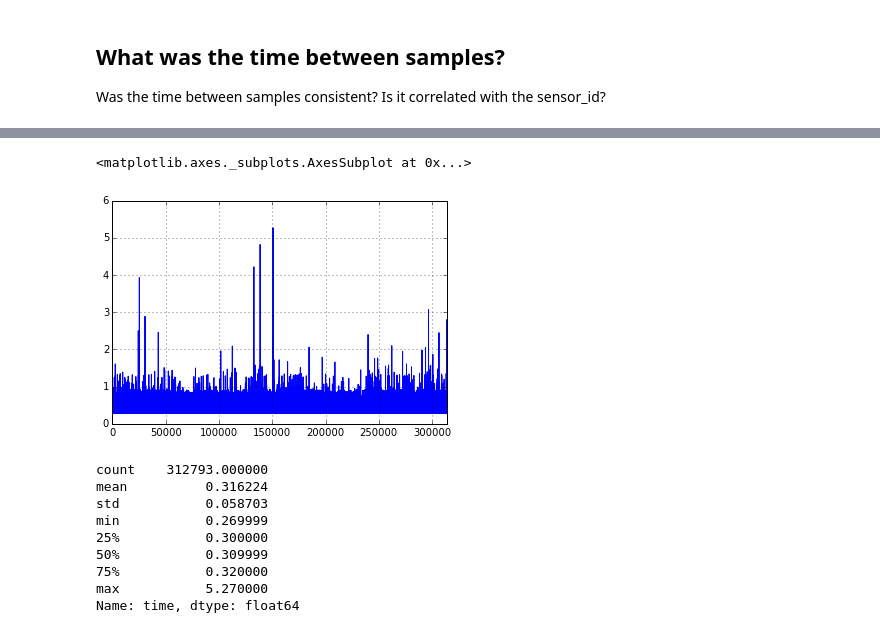
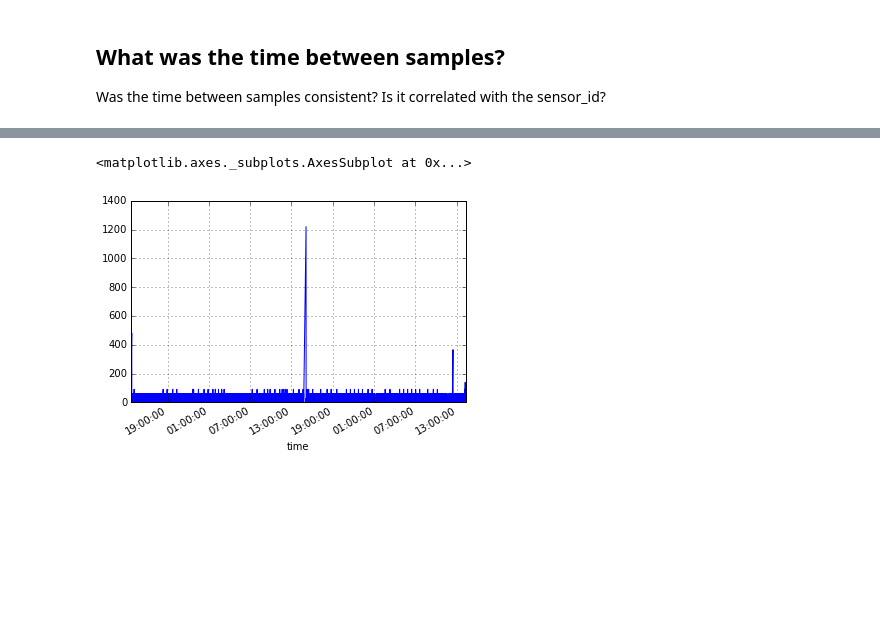
Before and after one commit to project-nikola/data, a Jupyter notebook: wemo/15-03-25-elab/elab-phantom-power.ipynb, the cells around one changed output, grey strips where cells are left out. Saved outputs shown, nothing was run; the diff lists cells and outputs as text; code cells hidden in the pictures; blank space fills up the shorter version.

Commit message:
Add outlier data and plot differences in sensor times

```diff
--- a/wemo/15-03-25-elab/elab-phantom-power.ipynb
+++ b/wemo/15-03-25-elab/elab-phantom-power.ipynb
@@ -70,0 +61,5 @@ Name: time, dtype: timedelta64[ns]
+# %%
+# http://stackoverflow.com/questions/16777570/calculate-time-difference-between-pandas-dataframe-indices
+data['tvalue'] = data.index
+data['delta'] = (data['tvalue']-data['tvalue'].shift()).fillna(0)
+data.head()
@@ -71,5 +74,5 @@ Name: time, dtype: timedelta64[ns]
 # %%
 # convert to seconds
-seconds = diff.apply(lambda x: x / np.timedelta64(1, 's'))
-seconds.head()
+data['deltasecs'] = data['delta'].apply(lambda x: x / np.timedelta64(1, 's'))
+data['deltasecs'].describe()
 # %% [output]
@@ -104,17 +88,5 @@ no_outliers = seconds[~((seconds-seconds.mean()).abs()>outlier_threshold)]
-# %%
-no_outliers.plot()
-# %% [output]
-<matplotlib.axes._subplots.AxesSubplot at 0x...>
-[figure, removed]
-# %%
-no_outliers.describe()
-# %% [output]
-count    312793.000000
-mean          0.316224
-std           0.058703
-min           0.269999
-25%           0.300000
-50%           0.309999
-75%           0.320000
-max           5.270000
-Name: time, dtype: float64
+# %%
+data['deltasecs'].plot()
+# %% [output]
+<matplotlib.axes._subplots.AxesSubplot at 0x...>
+[figure, added]
```
Also changed, not shown: parts of 10 cells of this notebook.
